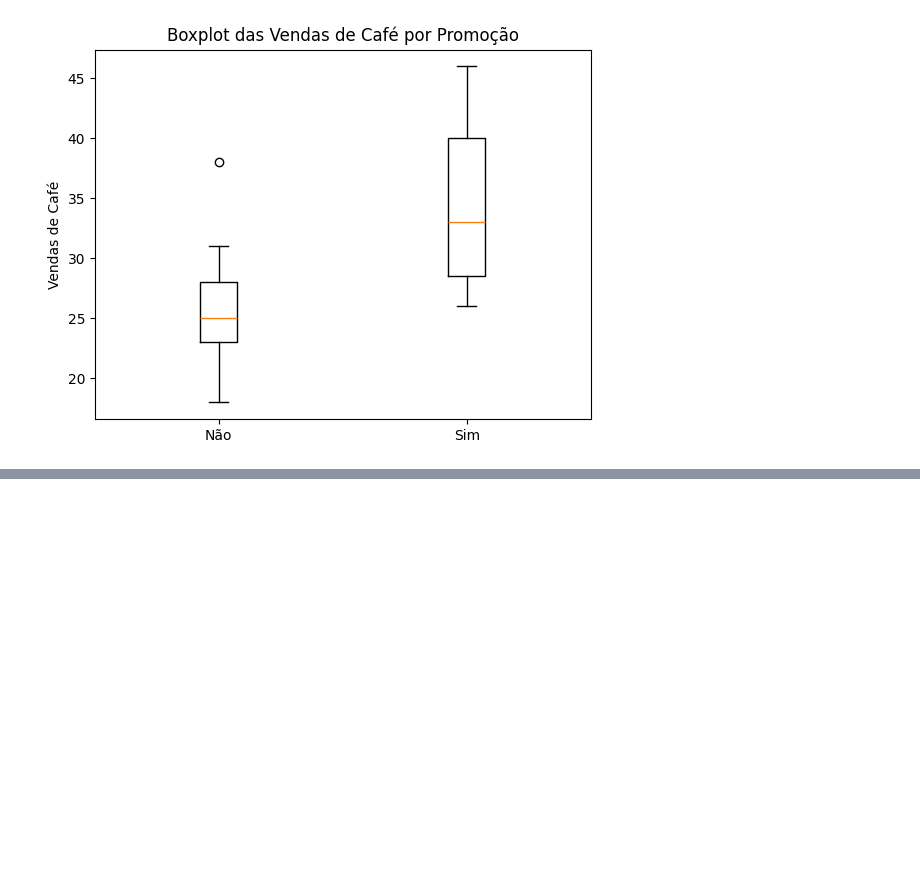
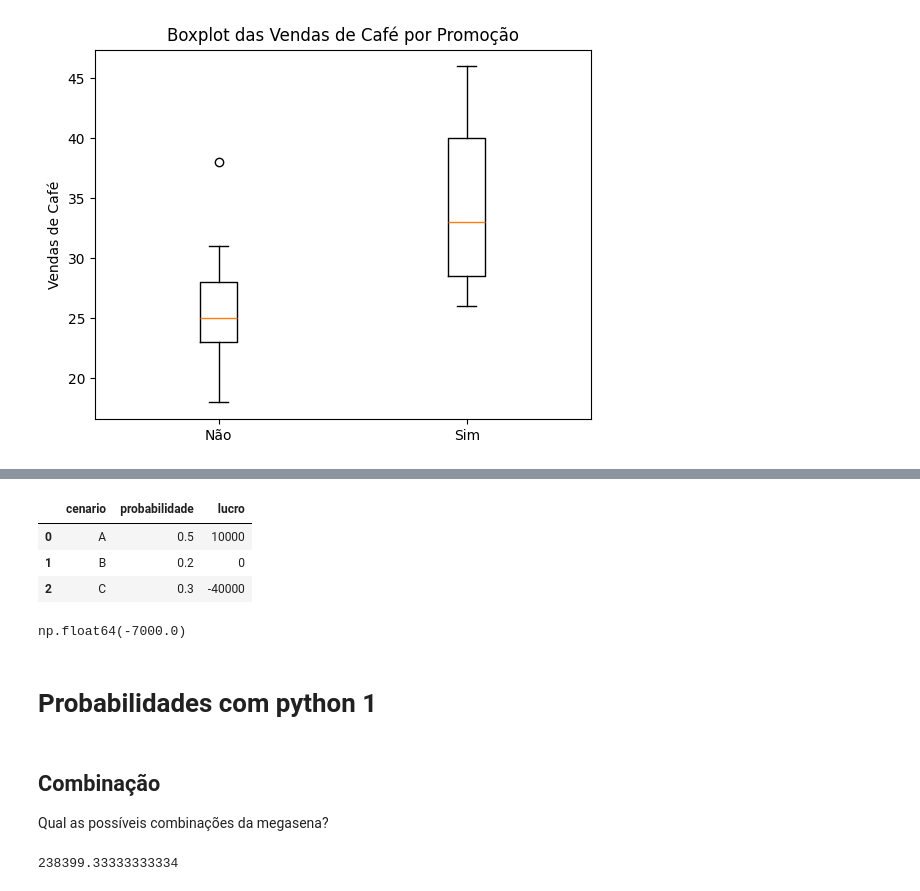
Before and after one commit to moreira-and/learn, a Jupyter notebook: bootcamp_cientista_dados_xpe/modules/module_2_statistics_for_data_science/material/module_2_my_notes.ipynb, the cells around one changed output, grey strips where cells are left out. Drawn from its saved outputs; the diff is of its cells as text; code cells hidden in the pictures; blank space fills up the shorter version.

```diff
--- a/bootcamp_cientista_dados_xpe/modules/module_2_statistics_for_data_science/material/module_2_my_notes.ipynb
+++ b/bootcamp_cientista_dados_xpe/modules/module_2_statistics_for_data_science/material/module_2_my_notes.ipynb
@@ -210,0 +297,16 @@ plt.show()
+# %%
+df_valor_esperado = pd.DataFrame({'cenario':['A','B','C'],'probabilidade':[0.5,0.2,0.3],'lucro':[10000,0,40000]})
+df_valor_esperado
+# %% [output]
+|  | cenario | probabilidade | lucro |
+| 0 | A | 0.5 | 10000 |
+| 1 | B | 0.2 | 0 |
+| 2 | C | 0.3 | -40000 |
+# %%
+df_resultado = df_valor_esperado['probabilidade']*df_valor_esperado['lucro']
+valor_esperado = df_resultado.sum()
+valor_esperado
+# %% [output]
+np.float64(-7000.0)
+# %% [markdown]
+# Probabilidades com python 1
@@ -210,0 +315,21 @@ plt.show()
+# %% [markdown]
+## Combinação
+
+Qual as possíveis combinações da megasena?
+# %%
+# número total de elementos (n)
+n=60
+# numero de elementos a serem escolhgidos (k) lotérica é de 6 a 10 números
+k=6
+
+# Números jogados
+nJogados = 10
+
+#Calcula o número de combinações possíveos
+combinacoes_possiveis = math.comb(n,k)
+combinacoes_jogadas = math.comb(nJogados,k)
+
+chance_vitoria=combinacoes_possiveis/combinacoes_jogadas
+chance_vitoria
+# %% [output]
+238399.33333333334
```
Also changed, not shown: parts of 20 cells of this notebook, 4 other files.
